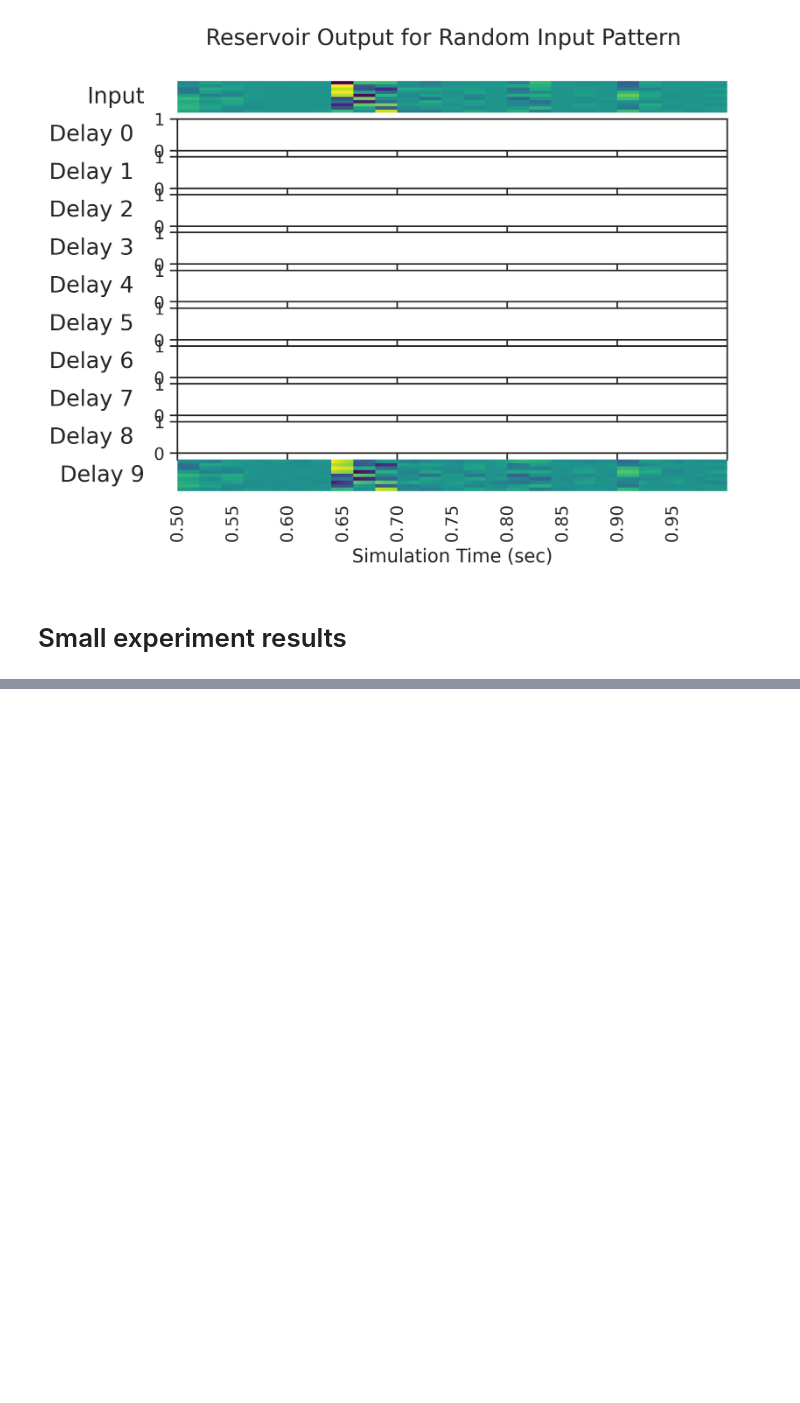
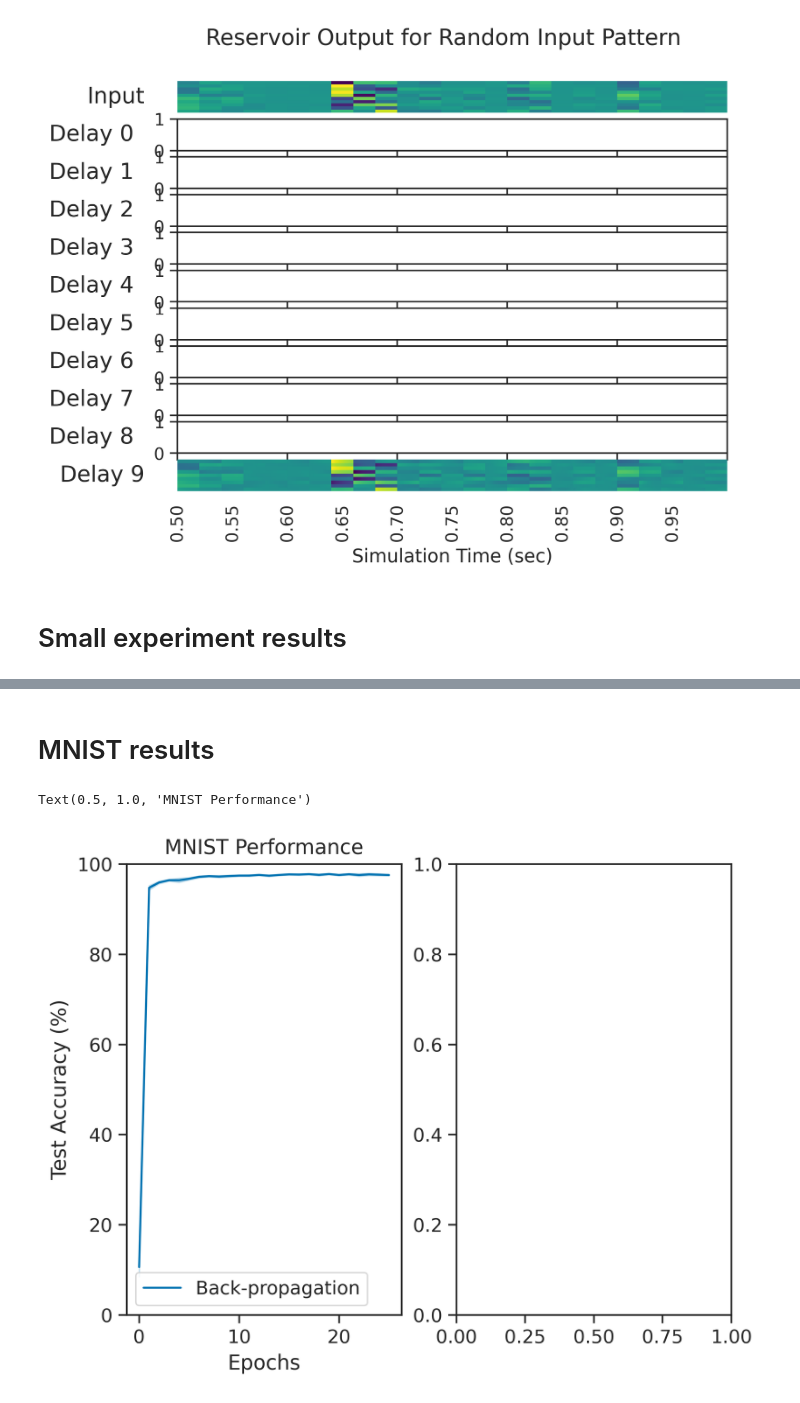
Before and after one commit to darsnack/biological-hsic, a Jupyter notebook: plotting.ipynb, the cells around one changed output, grey strips where cells are left out. Saved outputs shown, nothing was run; the diff lists cells and outputs as text; code cells hidden in the pictures; blank space fills up the shorter version.

```diff
--- a/plotting.ipynb
+++ b/plotting.ipynb
@@ -185,0 +194,39 @@ AttributeError: 'function' object has no attribute 'set_size'
+# %% [markdown]
+# MNIST results
+# %%
+ckpt_path = "outputs/train-bp/mnist-results-2/checkpoints/"
+mgr = CheckpointManager(os.sep.join([os.getcwd(), ckpt_path]), PyTreeCheckpointer())
+mnist_bp_ckpt = mgr.restore(mgr.latest_step())
+
+ckpt_path = "outputs/train-biohsic/mnist-results/checkpoints/"
+mgr = CheckpointManager(os.sep.join([os.getcwd(), ckpt_path]), PyTreeCheckpointer())
+mnist_hsic_ckpt = mgr.restore(mgr.latest_step())
+
+# ckpt_path = "outputs/train-bp/cifar10-results/checkpoints/"
+# mgr = CheckpointManager(os.sep.join([os.getcwd(), ckpt_path]), PyTreeCheckpointer())
+# cifar10_bp_ckpt = mgr.restore(mgr.latest_step())
+# %%
+mnist_bp_acc = jnp.stack(mnist_bp_ckpt["metrics_history"]["test"]["accuracy"]) * 100
+mnist_hsic_acc = jnp.stack(mnist_hsic_ckpt["metrics_history"]["test"]["accuracy"]) * 100
+# %%
+fig, axs = plt.subplots(ncols=2, dpi=400)
+# fig.subplots_adjust(hspace=0.5, wspace=0.5)
+
+epochs = jnp.repeat(jnp.arange(mnist_bp_acc.shape[0]), mnist_bp_acc.shape[1])
+sns.lineplot(x=epochs,
+             y=jnp.reshape(mnist_bp_acc, -1),
+             errorbar="sd",
+             label="Back-propagation",
+             ax=axs[0])
+# sns.lineplot(x=epochs,
+#              y=jnp.reshape(mnist_hsic_acc, -1),
+#              errorbar="sd",
+#              label="Our rule",
+#              ax=axs[0])
+axs[0].set_xlabel("Epochs")
+axs[0].set_ylabel("Test Accuracy (%)")
+axs[0].set_ylim(0, 100)
+axs[0].set_title("MNIST Performance")
+# %% [output]
+Text(0.5, 1.0, 'MNIST Performance')
+[figure, added]
```
Also changed, not shown: parts of 2 cells of this notebook, 4 other files.
